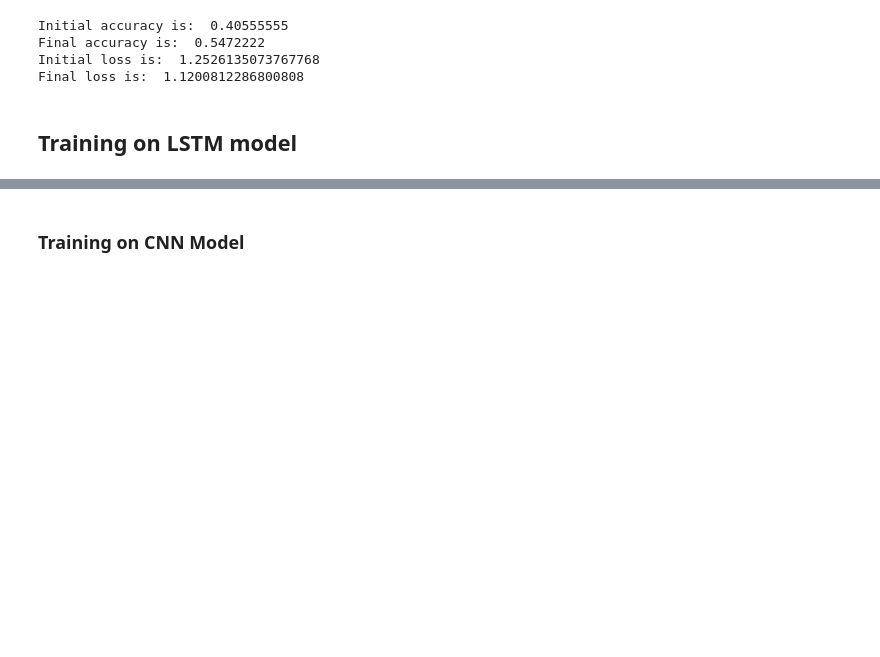
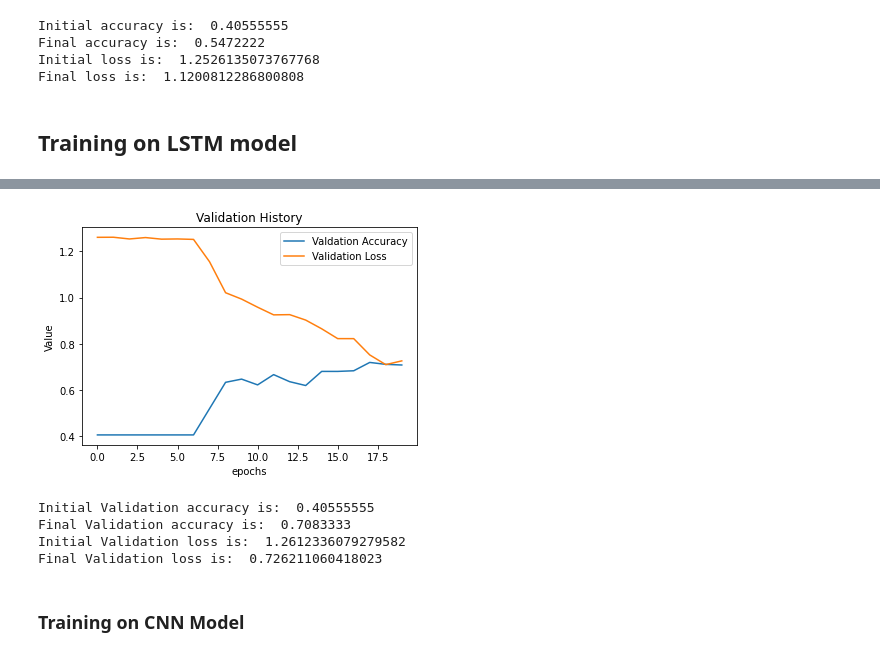
Before and after one commit to Arush0113/EEG_Pipeline, a Jupyter notebook: team02/main_raw_code_1.ipynb, the cells around one changed output, grey strips where cells are left out. Drawn from its saved outputs; the diff is of its cells as text; code cells hidden in the pictures; blank space fills up the shorter version.

```diff
--- a/team02/main_raw_code_1.ipynb
+++ b/team02/main_raw_code_1.ipynb
@@ -997,3 +1009,23 @@ Final loss is:  0.8564158318302945
+# %%
+#Plotting model history
+plt.plot(lstm_history.history['val_acc'])
+plt.plot(lstm_history.history['val_loss'])
+plt.legend(['Valdation Accuracy', 'Validation Loss'])
+plt.title('Validation History')
+plt.ylabel('Value')
+plt.xlabel('epochs')
+plt.show()
+print("Initial Validation accuracy is: ", lstm_history.history['val_acc'][0])
+print("Final Validation accuracy is: ", lstm_history.history['val_acc'][-1])
+
+print("Initial Validation loss is: ", lstm_history.history['val_loss'][0])
+print("Final Validation loss is: ", lstm_history.history['val_loss'][-1])
+# %% [output]
+[figure, added]
+Initial Validation accuracy is:  0.40555555
+Final Validation accuracy is:  0.7083333
+Initial Validation loss is:  1.2612336079279582
+Final Validation loss is:  0.726211060418023
 # %% [markdown]
 ### Training on CNN Model
 # %%
```
Also changed, not shown: parts of 5 cells of this notebook.
